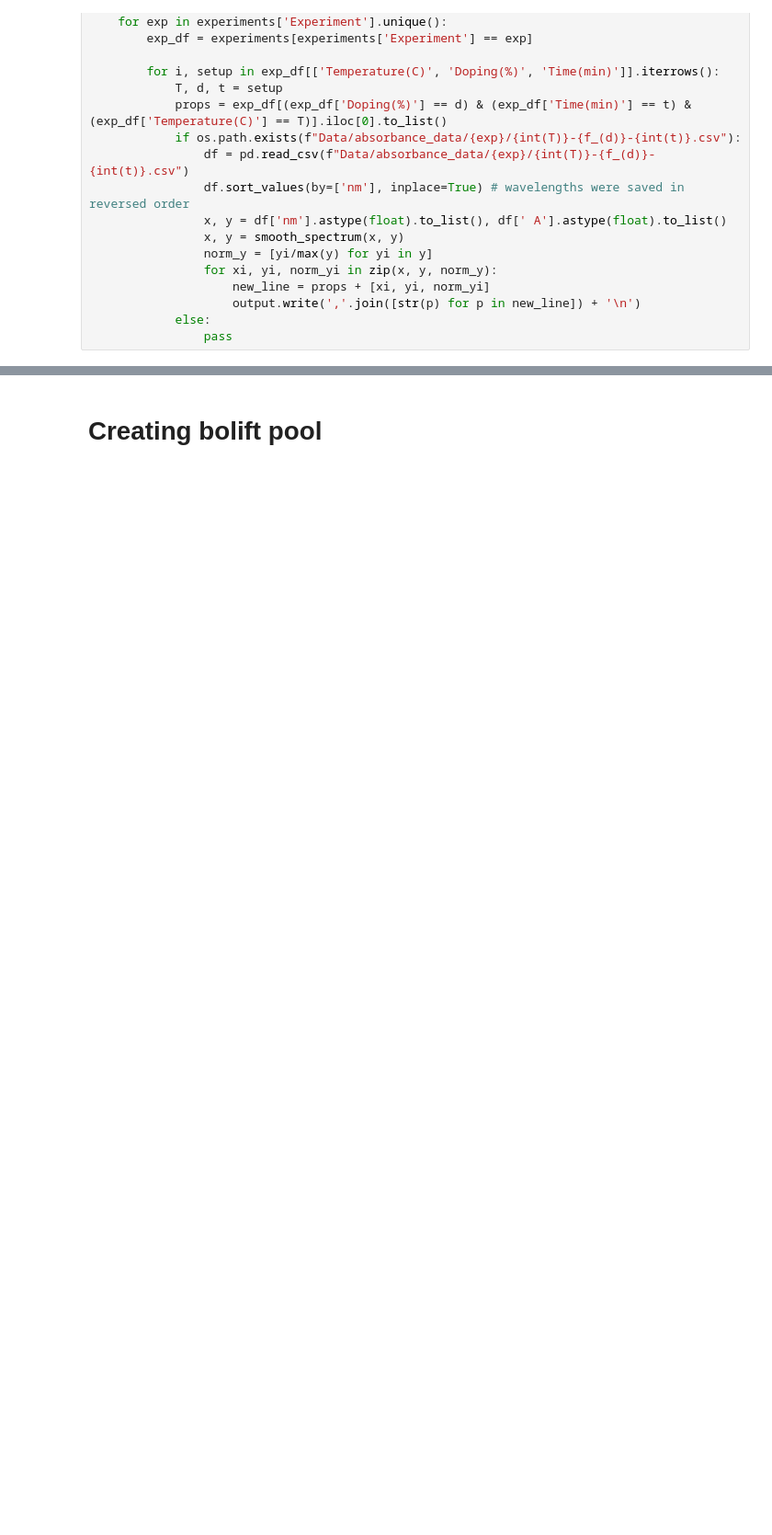
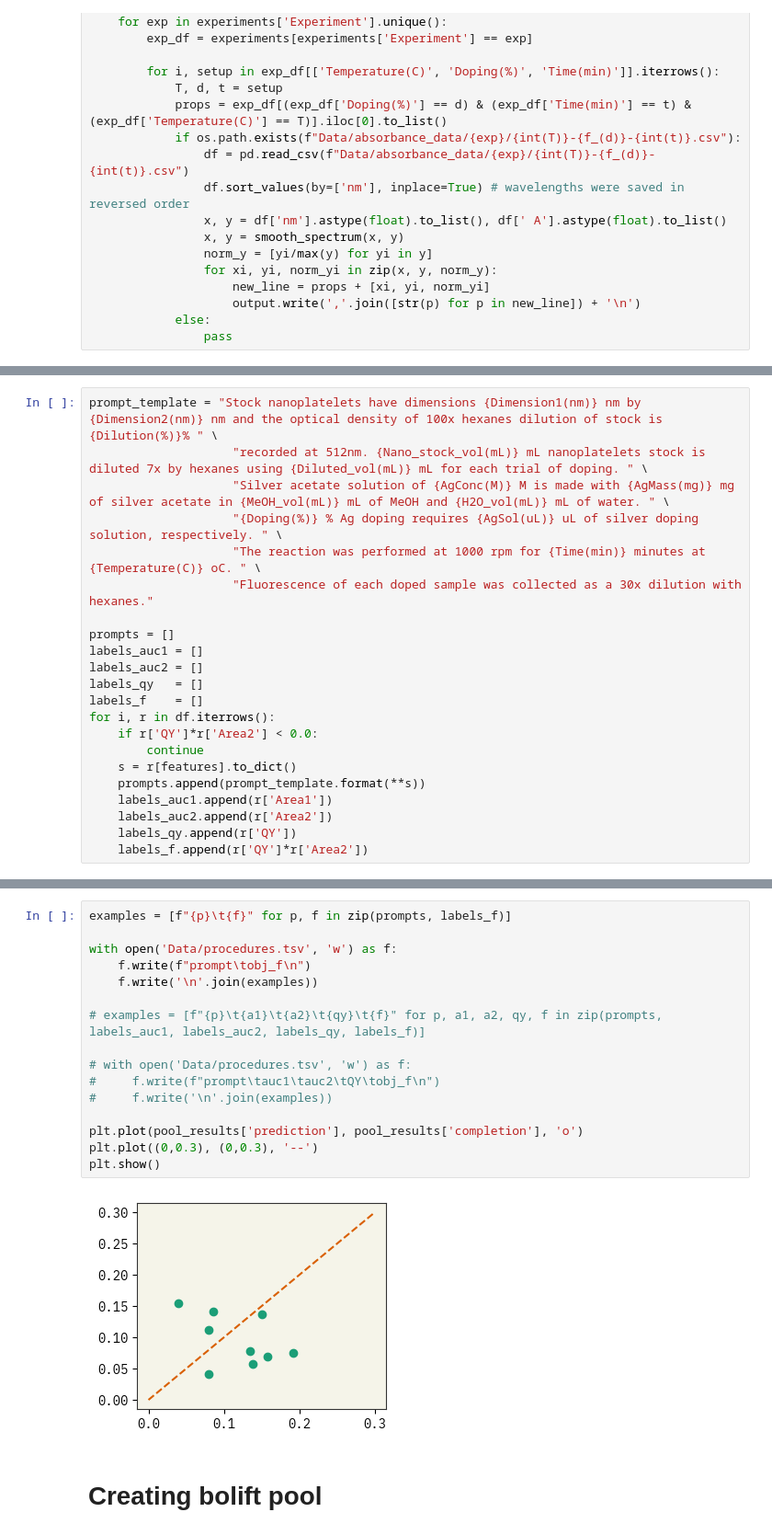
Before and after one commit to maykcaldas/BioNano-DOE, a Jupyter notebook: AgML/process_data.ipynb, the cells around one changed output, grey strips where cells are left out. Shown: that part at 92% size. Cells and saved outputs as stored; diff of their text form; blank space fills up the shorter version.

Commit message:
refactored data processing.
Removed processing from predict.ipynb and added to process_data.ipynb

```diff
--- a/AgML/process_data.ipynb
+++ b/AgML/process_data.ipynb
@@ -253,0 +263,22 @@ with open('Data/abs_spectra_data.csv', 'w') as output:
+# %%
+prompt_template = "Stock nanoplatelets have dimensions {Dimension1(nm)} nm by {Dimension2(nm)} nm and the optical density of 100x hexanes dilution of stock is {Dilution(%)}% " \
+                    "recorded at 512nm. {Nano_stock_vol(mL)} mL nanoplatelets stock is diluted 7x by hexanes using {Diluted_vol(mL)} mL for each trial of doping. " \
+                    "Silver acetate solution of {AgConc(M)} M is made with {AgMass(mg)} mg of silver acetate in {MeOH_vol(mL)} mL of MeOH and {H2O_vol(mL)} mL of water. " \
+                    "{Doping(%)} % Ag doping requires {AgSol(uL)} uL of silver doping solution, respectively. " \
+                    "The reaction was performed at 1000 rpm for {Time(min)} minutes at {Temperature(C)} oC. " \
+                    "Fluorescence of each doped sample was collected as a 30x dilution with hexanes."
+
+prompts = []
+labels_auc1 = []
+labels_auc2 = []
+labels_qy   = []
+labels_f    = []
+for i, r in df.iterrows():
+    if r['QY']*r['Area2'] < 0.0:
+        continue
+    s = r[features].to_dict()
+    prompts.append(prompt_template.format(**s))
+    labels_auc1.append(r['Area1'])
+    labels_auc2.append(r['Area2'])
+    labels_qy.append(r['QY'])
+    labels_f.append(r['QY']*r['Area2'])
@@ -254,2 +371,20 @@ with open('Data/abs_spectra_data.csv', 'w') as output:
+# %%
+examples = [f"{p}\t{f}" for p, f in zip(prompts, labels_f)]
+
+with open('Data/procedures.tsv', 'w') as f:
+    f.write(f"prompt\tobj_f\n")
+    f.write('\n'.join(examples))
+
+# examples = [f"{p}\t{a1}\t{a2}\t{qy}\t{f}" for p, a1, a2, qy, f in zip(prompts, labels_auc1, labels_auc2, labels_qy, labels_f)]
+
+# with open('Data/procedures.tsv', 'w') as f:
+#     f.write(f"prompt\tauc1\tauc2\tQY\tobj_f\n")
+#     f.write('\n'.join(examples))
+
+plt.plot(pool_results['prediction'], pool_results['completion'], 'o')
+plt.plot((0,0.3), (0,0.3), '--')
+plt.show()
+# %% [output]
+[figure, added]
 # %% [markdown]
 # Creating bolift pool
```
Also changed, not shown: parts of 21 cells of this notebook, 3 other files.
